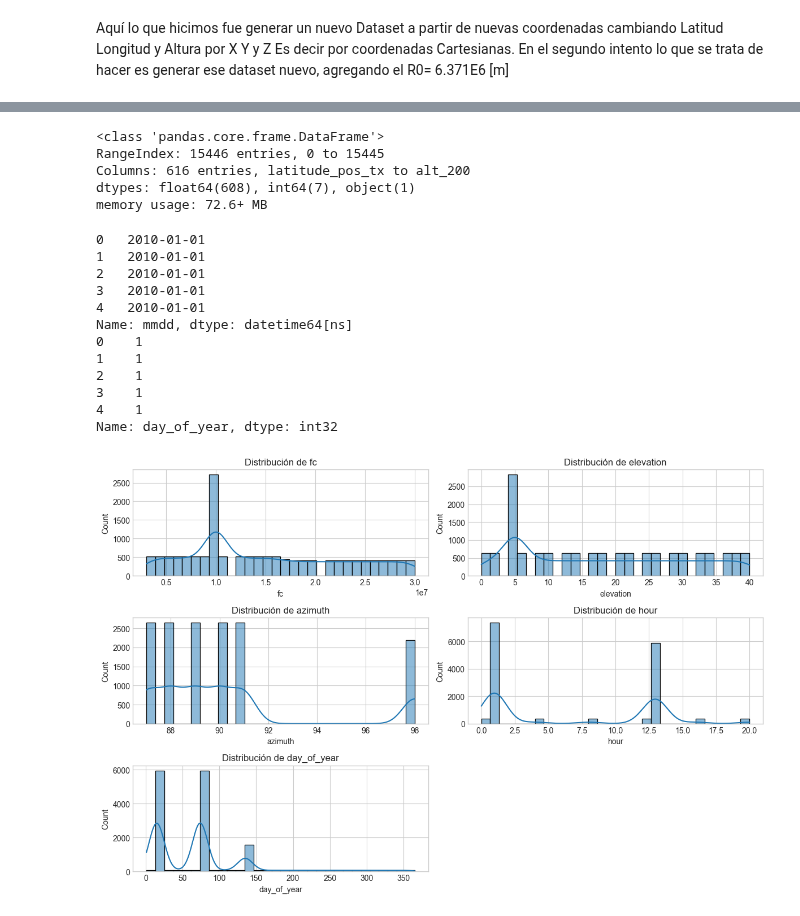
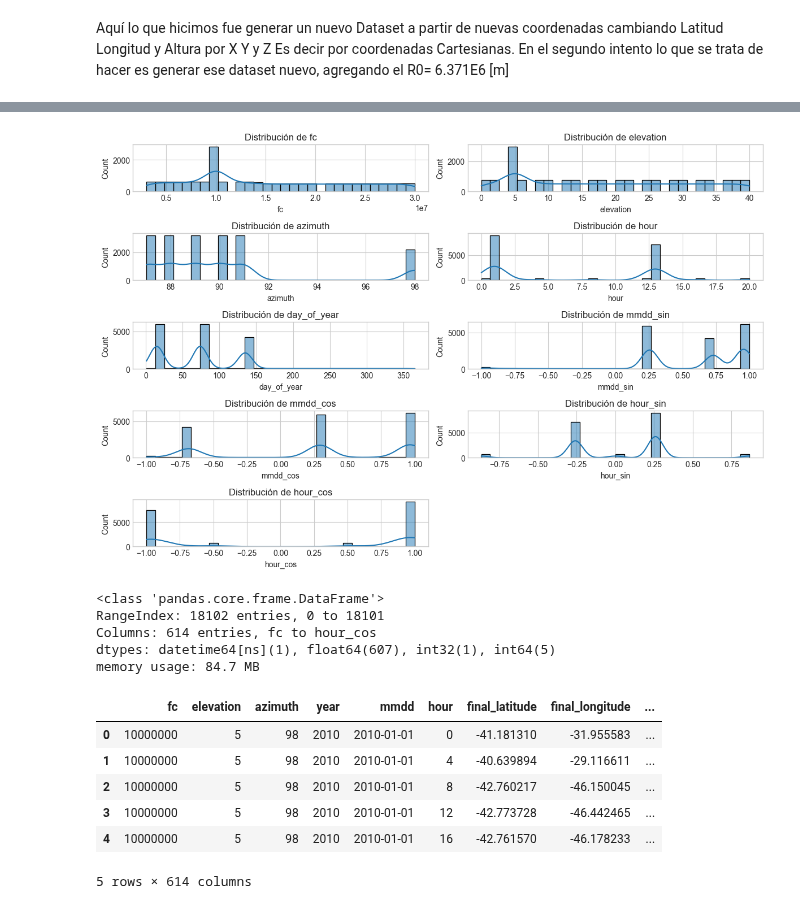
Before and after one commit to ValeFernando840/Ray-Tracing, a Jupyter notebook: 01-Generar_Nuevo_Dataset.ipynb, the cells around one changed output, grey strips where cells are left out. Cells and saved outputs as stored; diff of their text form; code cells hidden in the pictures.

```diff
--- a/01-Generar_Nuevo_Dataset.ipynb
+++ b/01-Generar_Nuevo_Dataset.ipynb
@@ -23,0 +22,10 @@ df = pd.concat([df1, df2], ignore_index=True)
+# %%
+df["mmdd_modified"] = pd.to_datetime(df["mmdd"]+"-2010", format="%m-%d-%Y")
+print(df["mmdd_modified"].head())
+df["day_of_year"] = df["mmdd_modified"].dt.dayofyear
+print(df["day_of_year"].head())
+# Codificación cíclica
+df["mmdd_sin"] = np.sin(2 * np.pi * df["day_of_year"] / 365)
+df["mmdd_cos"] = np.cos(2 * np.pi * df["day_of_year"] / 365)
+df["hour_sin"] = np.sin(2 * np.pi * df["hour"] / 24)
+df["hour_cos"] = np.cos(2 * np.pi * df["hour"] / 24)
@@ -24,43 +45,37 @@ df = pd.concat([df1, df2], ignore_index=True)
+# %%
+# Configuración visual
+plt.style.use('seaborn-v0_8-whitegrid')
+plt.figure(figsize=(12, 8))
+
+# Graficar distribuciones
+for i, col in enumerate(['fc', 'elevation', 'azimuth', 'hour', 'day_of_year','mmdd_sin','mmdd_cos','hour_sin','hour_cos','mmdd_modified'], start=1):
+    plt.subplot(5, 2, i)
+    sns.histplot(df[col], kde=True, bins=30)
+    plt.title(f'Distribución de {col}')
+plt.tight_layout()
+plt.show()
+# %% [output]
+[figure, added]
+# %%
+columns_to_drop = ['latitude_pos_tx','longitude_pos_tx','elevation_pos_tx','UTI','terrestrial_range','slant_range','delay']
+df = df.drop(columns=columns_to_drop)
+df.info()
+# %% [output]
+<class 'pandas.core.frame.DataFrame'>
+RangeIndex: 18102 entries, 0 to 18101
+Columns: 614 entries, fc to hour_cos
+dtypes: datetime64[ns](1), float64(607), int32(1), int64(5)
+memory usage: 84.7 MB
 # %%
-df.info()
+df.head()
 # %% [output]
+|  | fc | elevation | azimuth | year | mmdd | hour | final_latitude | final_longitude | ... |
+| 0 | 10000000 | 5 | 98 | 2010 | 2010-01-01 | 0 | -41.181310 | -31.955583 | ... |
+| 1 | 10000000 | 5 | 98 | 2010 | 2010-01-01 | 4 | -40.639894 | -29.116611 | ... |
+| 2 | 10000000 | 5 | 98 | 2010 | 2010-01-01 | 8 | -42.760217 | -46.150045 | ... |
+| 3 | 10000000 | 5 | 98 | 2010 | 2010-01-01 | 12 | -42.773728 | -46.442465 | ... |
+| 4 | 10000000 | 5 | 98 | 2010 | 2010-01-01 | 16 | -42.761570 | -46.178233 | ... |
-<class 'pandas.core.frame.DataFrame'>
-RangeIndex: 15446 entries, 0 to 15445
-Columns: 616 entries, latitude_pos_tx to alt_200
-dtypes: float64(608), int64(7), object(1)
-memory usage: 72.6+ MB
+5 rows × 614 columns
-# %%
-df["mmdd"] = pd.to_datetime(df["mmdd"]+"-2010", format="%m-%d-%Y")
-print(df["mmdd"].head())
-df["day_of_year"] = df["mmdd"].dt.dayofyear
-print(df["day_of_year"].head())
-# %% [output]
-0   2010-01-01
-1   2010-01-01
-2   2010-01-01
-3   2010-01-01
-4   2010-01-01
-Name: mmdd, dtype: datetime64[ns]
-0    1
-1    1
-2    1
-3    1
-4    1
-Name: day_of_year, dtype: int32
-# %%
-# Configuración visual
-plt.style.use('seaborn-v0_8-whitegrid')
-plt.figure(figsize=(12, 8))
-
-# Graficar distribuciones
-for i, col in enumerate(['fc', 'elevation', 'azimuth', 'hour', 'day_of_year'], start=1):
-    plt.subplot(3, 2, i)
-    sns.histplot(df[col], kde=True, bins=30)
-    plt.title(f'Distribución de {col}')
-plt.tight_layout()
-plt.show()
-# %% [output]
-[figure, removed]
 # %%
 # vamos a observar que tan balanceado tenemos el dataset.
 cantidad = (df['elev_100'] != 0).sum()
```
Also changed, not shown: parts of 15 cells of this notebook.
